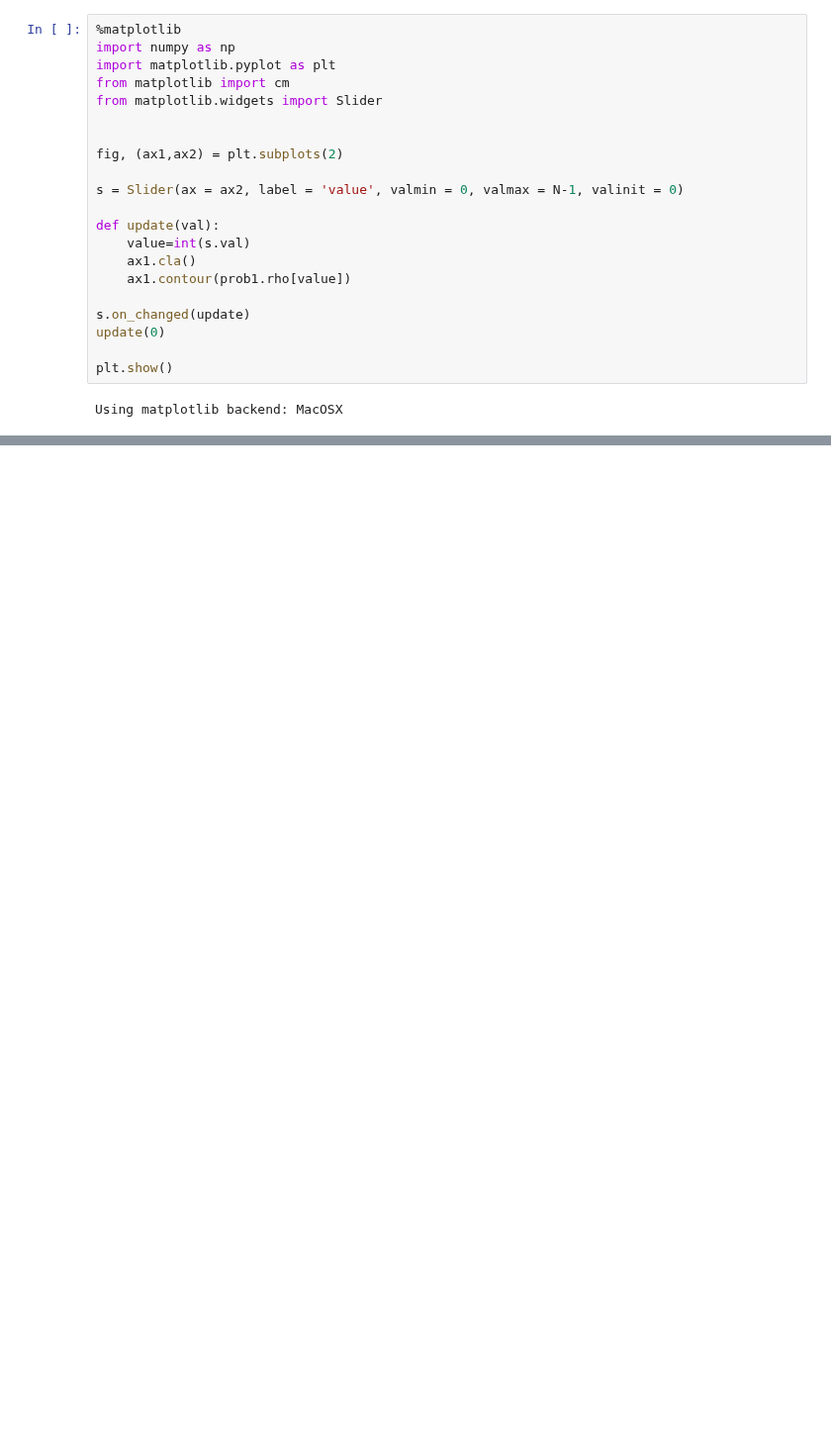
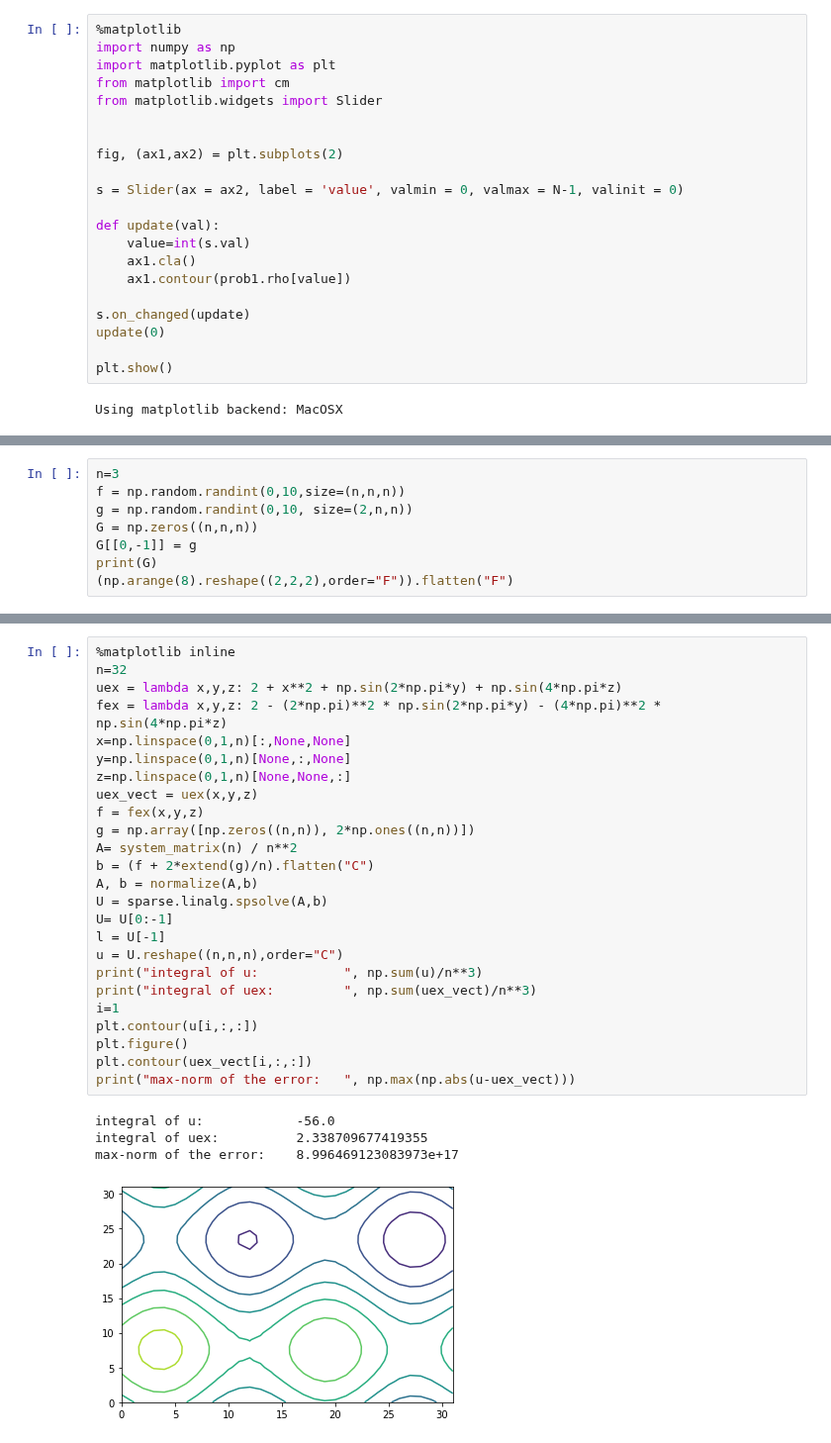
Before and after one commit to Benoit-Muller/Computational-Optimal-Transport, a Jupyter notebook: tests_BB.ipynb, the cells around one changed output, grey strips where cells are left out. Shown at 99% size. Cells and saved outputs as stored; diff of their text form; blank space fills up the shorter version.

```diff
--- a/tests_BB.ipynb
+++ b/tests_BB.ipynb
@@ -80,0 +112,8 @@ Using matplotlib backend: MacOSX
+# %%
+n=3
+f = np.random.randint(0,10,size=(n,n,n))
+g = np.random.randint(0,10, size=(2,n,n))
+G = np.zeros((n,n,n))
+G[[0,-1]] = g
+print(G)
+(np.arange(8).reshape((2,2,2),order="F")).flatten("F")
@@ -80,0 +160,30 @@ Using matplotlib backend: MacOSX
+# %%
+%matplotlib inline
+n=32
+uex = lambda x,y,z: 2 + x**2 + np.sin(2*np.pi*y) + np.sin(4*np.pi*z)
+fex = lambda x,y,z: 2 - (2*np.pi)**2 * np.sin(2*np.pi*y) - (4*np.pi)**2 * np.sin(4*np.pi*z)
+x=np.linspace(0,1,n)[:,None,None]
+y=np.linspace(0,1,n)[None,:,None]
+z=np.linspace(0,1,n)[None,None,:]
+uex_vect = uex(x,y,z)
+f = fex(x,y,z)
+g = np.array([np.zeros((n,n)), 2*np.ones((n,n))])
+A= system_matrix(n) / n**2
+b = (f + 2*extend(g)/n).flatten("C")
+A, b = normalize(A,b)
+U = sparse.linalg.spsolve(A,b)
+U= U[0:-1]
+l = U[-1]
+u = U.reshape((n,n,n),order="C")
+print("integral of u:           ", np.sum(u)/n**3)
+print("integral of uex:         ", np.sum(uex_vect)/n**3)
+i=1
+plt.contour(u[i,:,:])
+plt.figure()
+plt.contour(uex_vect[i,:,:])
+print("max-norm of the error:   ", np.max(np.abs(u-uex_vect)))
+# %% [output]
+integral of u:            -56.0
+integral of uex:          2.338709677419355
+max-norm of the error:    8.996469123083973e+17
+[figure, added]
```
Also changed, not shown: parts of 8 cells of this notebook, 1 other file.
